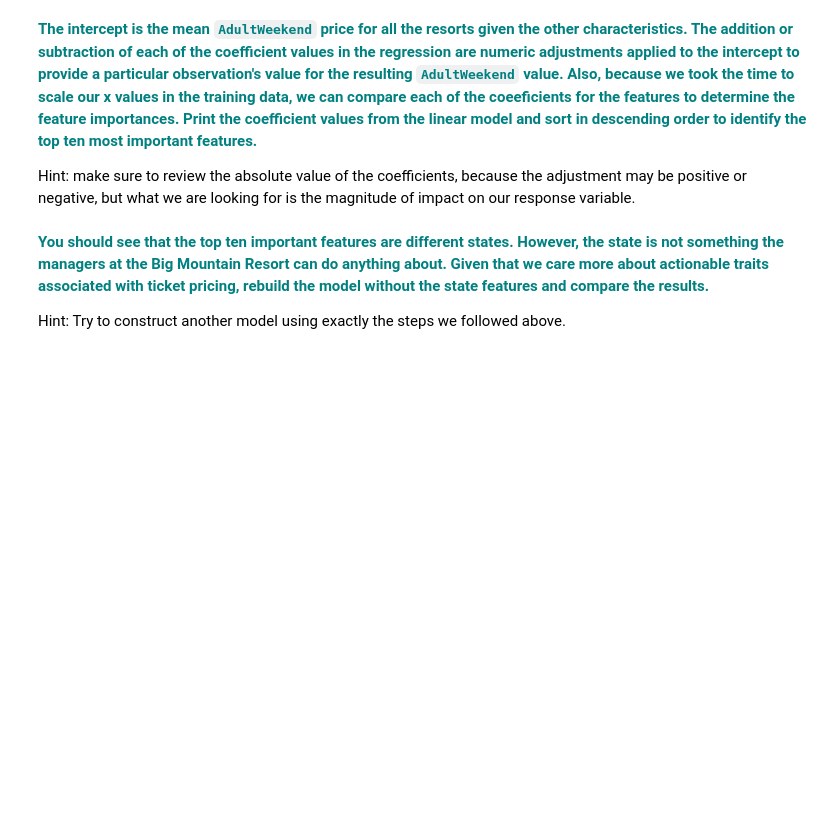
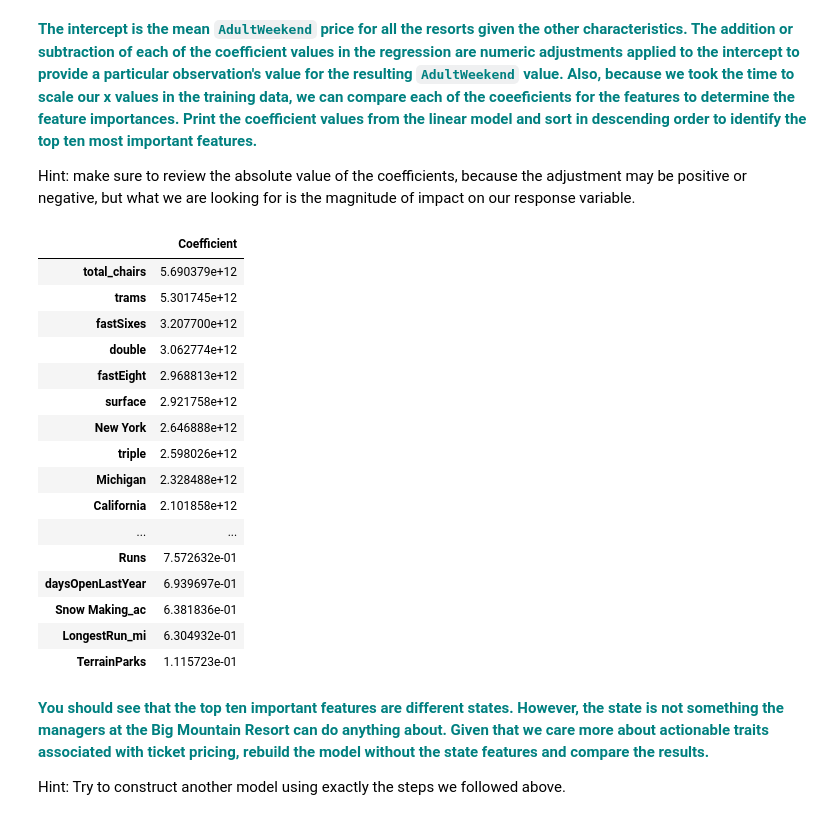
Before and after one commit to michaeltrent/guidedCapstone, a Jupyter notebook: GuidedCapstoneStep4_and_Step5HL.ipynb, the cells around one changed output. Saved outputs shown, nothing was run; the diff lists cells and outputs as text; code cells hidden in the pictures; blank space fills up the shorter version.

Commit message:
Finished the modeling step

```diff
--- a/GuidedCapstoneStep4_and_Step5HL.ipynb
+++ b/GuidedCapstoneStep4_and_Step5HL.ipynb
@@ -79,10 +79,10 @@ skiData.head()
 from sklearn import preprocessing
 
 # Declare an explanatory variable, called X,and assign it the result of dropping 'Name' and 'AdultWeekend' from the df
-X = skiData.drop(['Name','AdultWeekend'], axis=1)
+X = skiDataD.drop(['Name','AdultWeekend'], axis=1)
 
 # Declare a response variable, called y, and assign it the AdultWeekend column of the df
-y = skiData.AdultWeekend
+y = skiDataD.AdultWeekend
 
 # Here we use the StandardScaler() method of the preprocessing package, and then call the fit() method with parameter X
 scaler = preprocessing.StandardScaler().fit(X)
@@ -141,10 +141,10 @@ This is the fifth step in the Data Science Method. In the previous steps you cle
 #### Model 1
 # %%
 #all first model set
-#from sklearn import linear_model
-#from sklearn.metrics import explained_variance_score,mean_absolute_error
-#lm = linear_model.LinearRegression()
-#model = lm.fit(X_train,y_train)
+from sklearn import linear_model
+from sklearn.metrics import explained_variance_score,mean_absolute_error
+lm = linear_model.LinearRegression()
+model1 = lm.fit(X_train,y_train)
 # %% [markdown]
 **<font color='teal'> Predict on the testing dataset and score the model performance with the y_test set and the y-pred values. The explained variance is a measure of the variation explained by the model. This is also known as the R-squared value. </font>**
 
@@ -168,7 +182,26 @@ Hint: our linear regression model `lm` has an attribute `intercept_` for the int
 Hint: make sure to review the absolute value of the coefficients, because the adjustment may be positive or negative, but what we are looking for is the magnitude of impact on our response variable.
 # %%
 # You might want to make a pandas DataFrame displaying the coefficients for each state like so:
-# pd.DataFrame(abs(lm.coef_), X.columns, columns=['Coefficient'])
+CoefM1 = pd.DataFrame(abs(lm.coef_), X.columns, columns=['Coefficient'])
+CoefM1.abs().sort_values(by = 'Coefficient',ascending=False)
+# %% [output]
+|  | Coefficient |
+| total_chairs | 5.690379e+12 |
+| trams | 5.301745e+12 |
+| fastSixes | 3.207700e+12 |
+| double | 3.062774e+12 |
+| fastEight | 2.968813e+12 |
+| surface | 2.921758e+12 |
+| New York | 2.646888e+12 |
+| triple | 2.598026e+12 |
+| Michigan | 2.328488e+12 |
+| California | 2.101858e+12 |
+| ... | ... |
+| Runs | 7.572632e-01 |
+| daysOpenLastYear | 6.939697e-01 |
+| Snow Making_ac | 6.381836e-01 |
+| LongestRun_mi | 6.304932e-01 |
+| TerrainParks | 1.115723e-01 |
 # %% [markdown]
 **<font color='teal'>You should see that the top ten important features are different states. However, the state is not something the managers at the Big Mountain Resort can do anything about. Given that we care more about actionable traits associated with ticket pricing, rebuild the model without the state features and compare the results. </font>**
 
```
Also changed, not shown: parts of 14 cells of this notebook.
